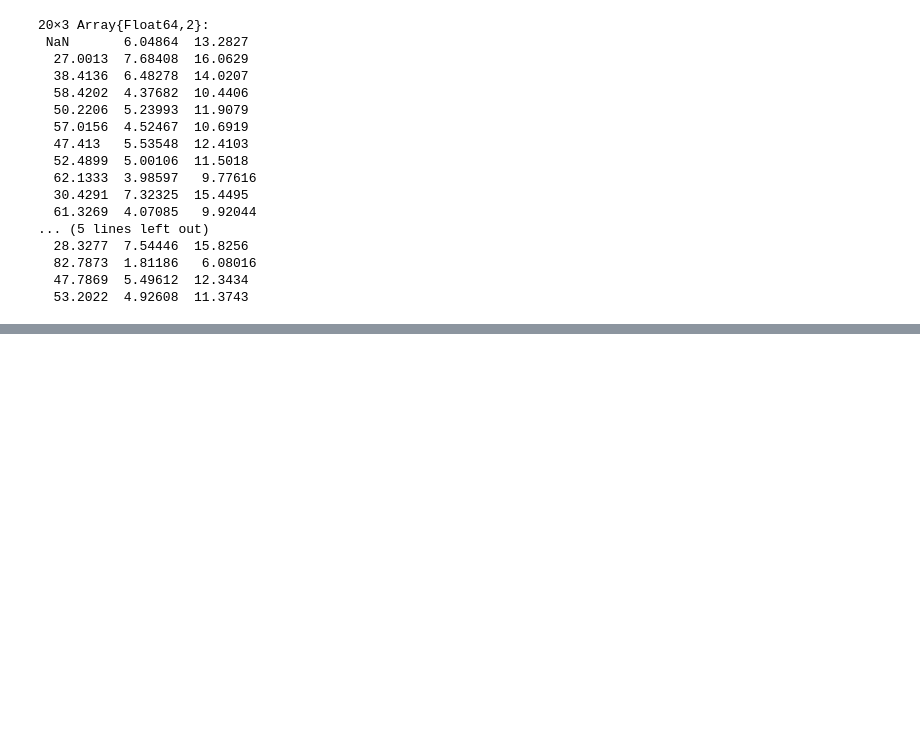
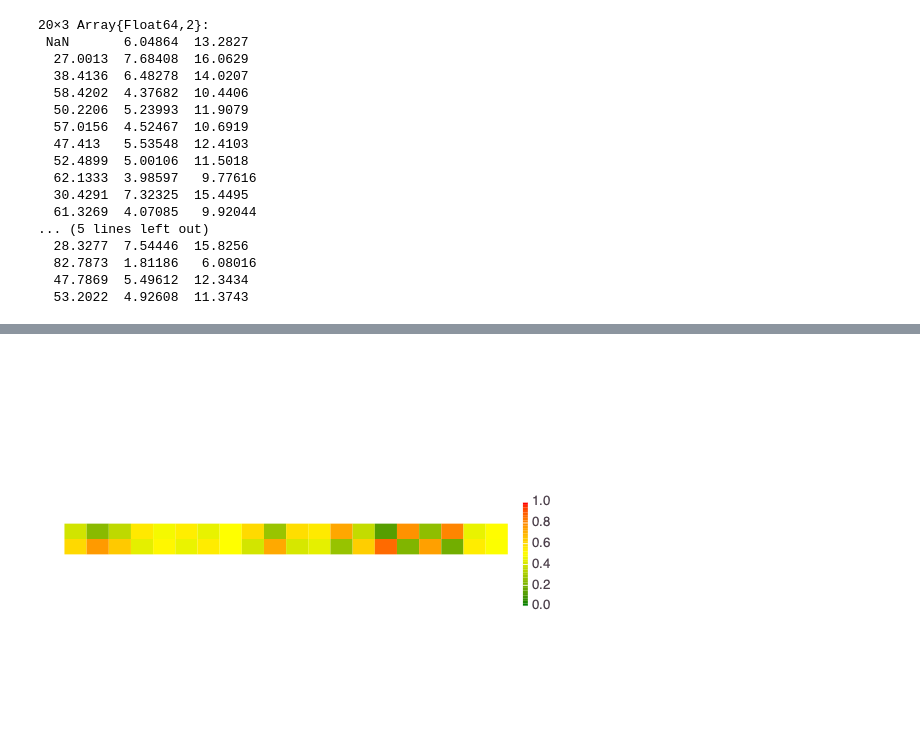
Before and after one commit to SmartTensors/NMFk.jl, a Jupyter notebook: notebooks/mixing-concentrations.ipynb, the cells around one changed output, grey strips where cells are left out. Saved outputs shown, nothing was run; the diff lists cells and outputs as text; code cells hidden in the pictures; blank space fills up the shorter version.

```diff
--- a/notebooks/mixing-concentrations.ipynb
+++ b/notebooks/mixing-concentrations.ipynb
@@ -175,0 +262,4 @@ Signals:  4 Fit:     38.20362 Silhouette:   -0.5337855 AIC:     118.3582
+# %%
+display(NMFk.plotmatrix(W'))
+# %% [output]
+[figure, added]
```
Also changed, not shown: parts of 23 cells of this notebook, 24 other files.
